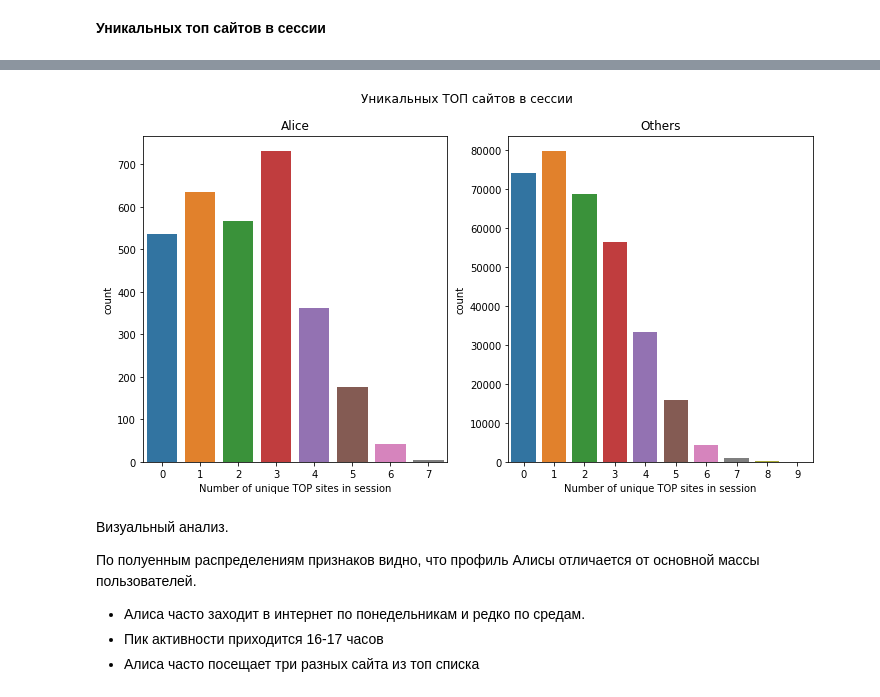
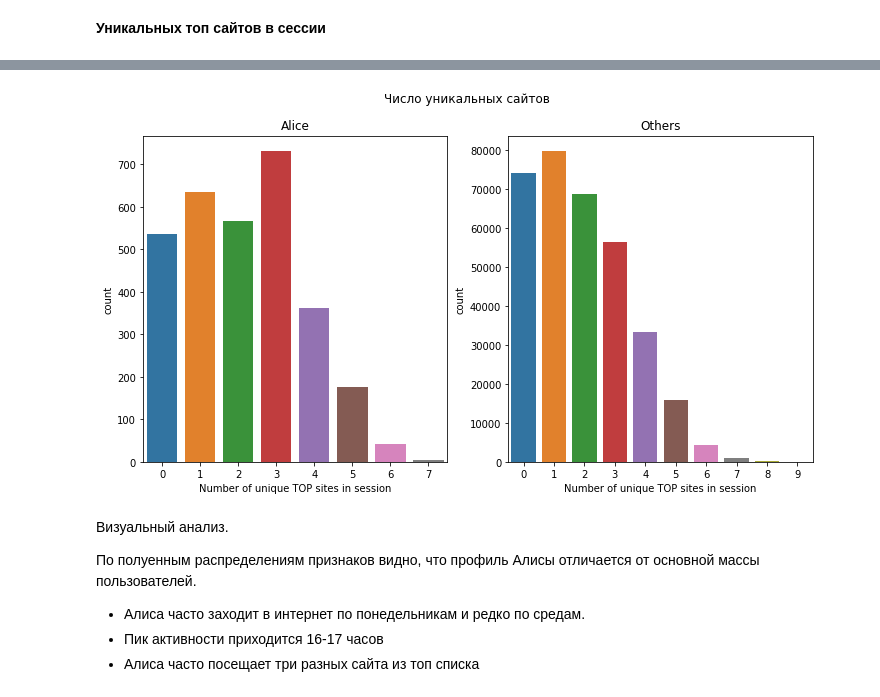
Before and after one commit to lasados/User-Identification, a Jupyter notebook: Summary of proj on Coursera.ipynb, the cells around one changed output, grey strips where cells are left out. Drawn from its saved outputs; the diff is of its cells as text; code cells hidden in the pictures.

```diff
--- a/Summary of proj on Coursera.ipynb
+++ b/Summary of proj on Coursera.ipynb
@@ -343,17 +450,9 @@ Wall time: 31.1 s
-# %%
-plt.subplots(1, 2, figsize = (12, 6))
-plt.suptitle('Уникальных ТОП сайтов в сессии')
-plt.subplot(1, 2, 1)
-sns.countplot(train_test_df_date['n_top_unique'][train_df['target'] == 1])
-plt.title("Alice")
-plt.xlabel('Number of unique TOP sites in session')
-
-plt.subplot(1, 2, 2)
-sns.countplot(train_test_df_date['n_top_unique'][train_df['target'] == 0])
-plt.title('Others')
-plt.xlabel('Number of unique TOP sites in session');
-# %% [output]
-[figure, removed]
+# %%
+plot_alice(plot_method=sns.countplot, data_to_plot=stat_sites_data,
+           feature_name='n_top_unique', suptitle='Число уникальных сайтов',
+           xlabel='Number of unique TOP sites in session')
+# %% [output]
+[figure, added]
 # %% [markdown]
 Визуальный анализ.
 
```
Also changed, not shown: parts of 43 cells of this notebook.
